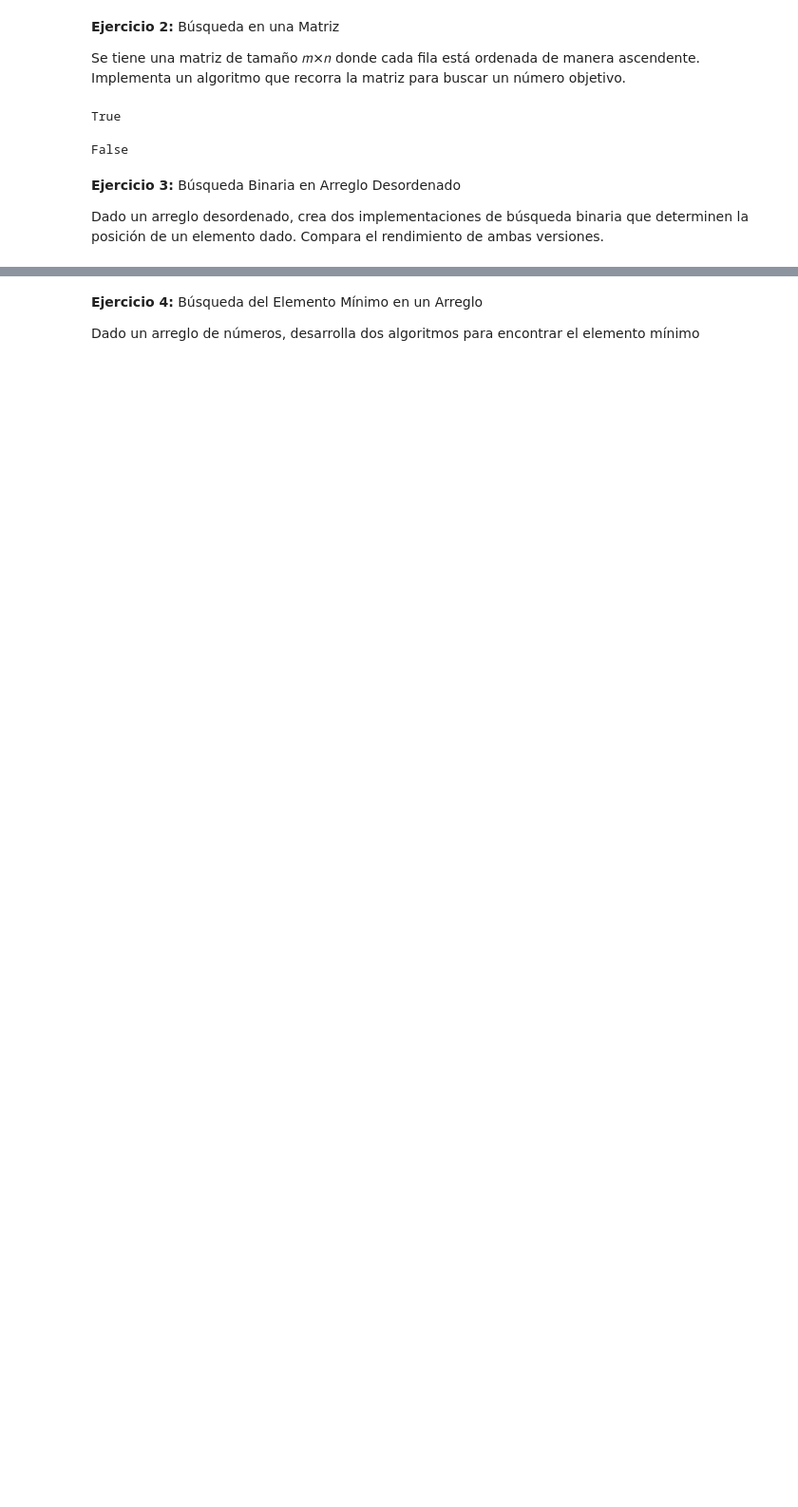
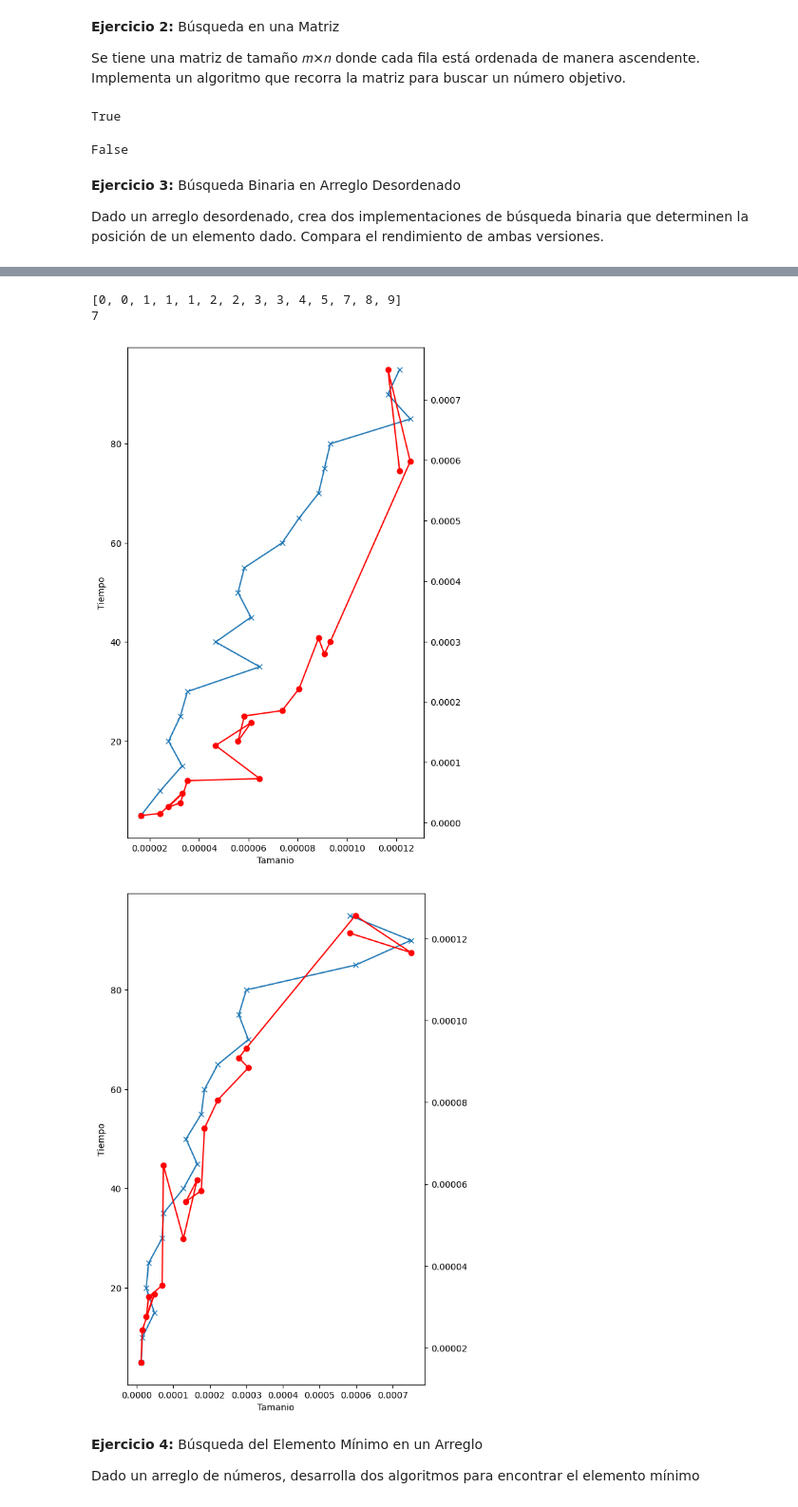
Before and after one commit to JuanSebastianLopez15/Holiwi, a Jupyter notebook: Taller_Complejidad.ipynb, the cells around one changed output, grey strips where cells are left out. Shown at 95% size. Drawn from its saved outputs; the diff is of its cells as text; code cells hidden in the pictures; blank space fills up the shorter version.

```diff
--- a/Taller_Complejidad.ipynb
+++ b/Taller_Complejidad.ipynb
@@ -135,3 +179,61 @@ Dado un arreglo desordenado, crea dos implementaciones de búsqueda binaria que
+# %%
+def mergeSort(lista):
+    if len(lista) <= 1:
+        return lista
+    mitad = len(lista) // 2
+    izq = mergeSort(lista[:mitad])
+    der = mergeSort(lista[mitad:])
+    return unir(izq, der)
+def unir(izq, der):
+    resultado = []
+    i = j = 0
+    while i < len(izq) and j < len(der):
+        if izq[i] < der[j]:
+            resultado.append(izq[i])
+            i += 1
+        else:
+            resultado.append(der[j])
+            j += 1
+    while i < len(izq):
+        resultado.append(izq[i])
+        i += 1
+    while j < len(der):
+        resultado.append(der[j])
+        j += 1
+    return resultado
+listaOrdenada=mergeSort(lista)
+print(listaOrdenada)
+print(busquedaBinaria(listaOrdenada,3,0,len(listaOrdenada)-1))
+# %% [output]
+[0, 0, 1, 1, 1, 2, 2, 3, 3, 4, 5, 7, 8, 9]
+7
+# %%
+def testearAlgoritmoLista():
+    tamLista = (i*5 for i in range(1,20))
+    tiempos1 = []
+    tamanio = []
+    tiempos2 =[]
+    for i in tamLista:
+        lista = [rd.randint(1,1001) for x in range(i)]
+        inicio1=t.time()
+        listaOrdenada1=bubbleSort(lista)
+        busquedaBinaria(listaOrdenada1,rd.randint(1,101),0,len(listaOrdenada1))
+        final1=t.time()
+        total1=final1-inicio1
+        tiempos1.append(total1)
+        inicio2 = t.time()
+        listaOrdenada2=mergeSort(lista)
+        busquedaBinaria(listaOrdenada2,rd.randint(1,101),0,len(listaOrdenada2))
+        final2 = t.time()
+        total2 = final2 - inicio2
+        tiempos2.append(total2)
+        tamanio.append(i)
+    visualizarComplejidad(tamanio,tiempos1,tiempos2)
+    visualizarComplejidad(tamanio,tiempos2,tiempos1)
+testearAlgoritmoLista()
+# %% [output]
+[figure, added]
+[figure, added]
 # %% [markdown]
 **Ejercicio 4:** Búsqueda del Elemento Mínimo en un Arreglo
 
```
Also changed, not shown: parts of 12 cells of this notebook.
